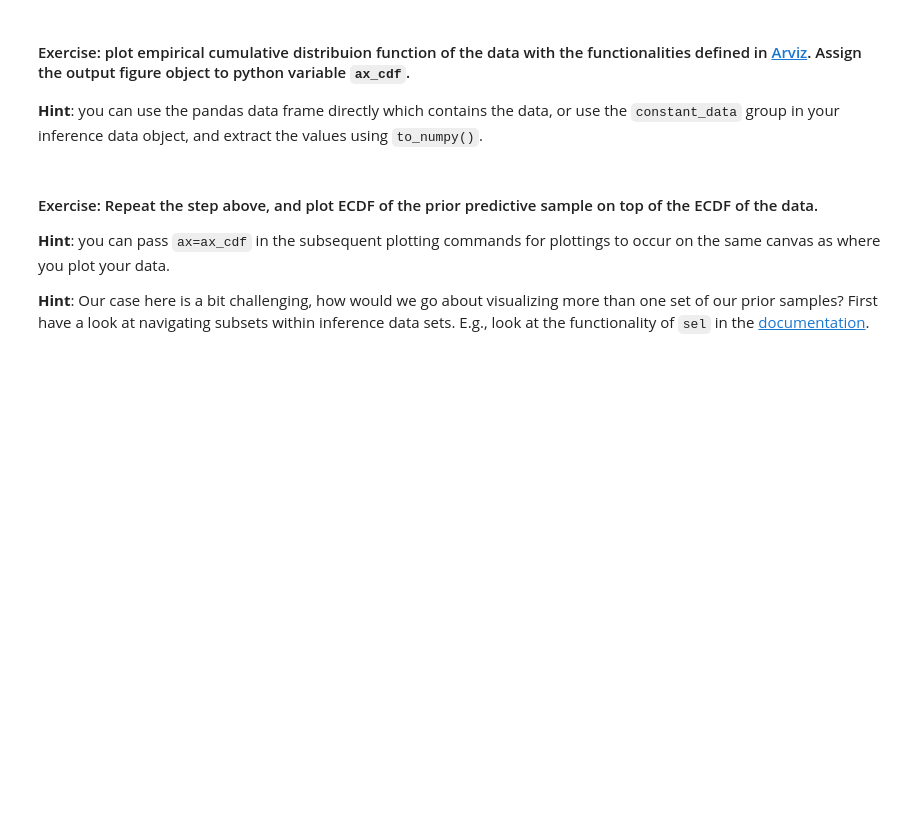
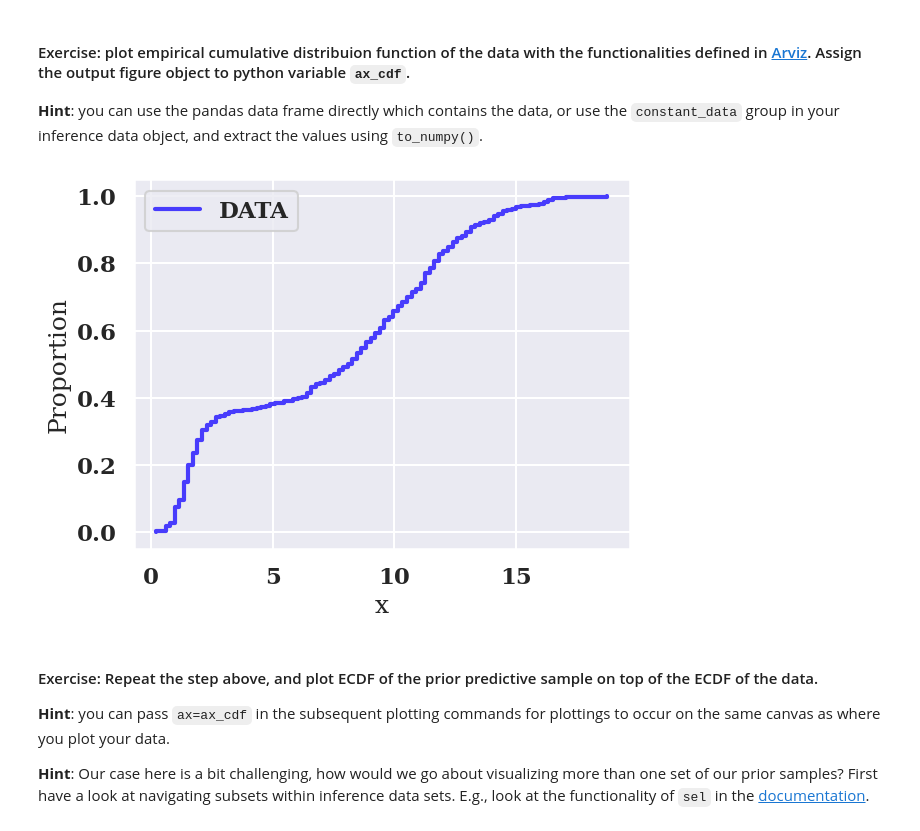
Before and after one commit to bee-undercover/openmp-GOL, a Jupyter notebook: Tutorials/T2_update_part2.ipynb, the cells around one changed output. Cells and saved outputs as stored; diff of their text form; code cells hidden in the pictures; blank space fills up the shorter version.

```diff
--- a/Tutorials/T2_update_part2.ipynb
+++ b/Tutorials/T2_update_part2.ipynb
@@ -123,12 +172,14 @@ mixture_mcmc_sample_prior_predictive
 **Hint**: you can use the pandas data frame directly which contains the data, or use the `constant_data` group in your inference data object, and extract the values using `to_numpy()`.
 # %%
 # <your turn>
-
-ax_cdf =
+mixture_mcmc_sample_prior_predictive.constant_data['x'].to_numpy()
+ax_cdf = az.plot_ecdf(values=mixture_mcmc_sample_prior_predictive.constant_data['x'].to_numpy(),plot_kwargs={'color': colorset[5],'label':'DATA','lw':3})
 
 ax_cdf.legend()
 ax_cdf.set_xlabel('x')
 ax_cdf.set_ylabel('Proportion');
+# %% [output]
+[figure, added]
 # %% [markdown]
 #### Exercise: Repeat the step above, and plot ECDF of the prior predictive sample on top of the ECDF of the data.
 
```
Also changed, not shown: parts of 14 cells of this notebook.
